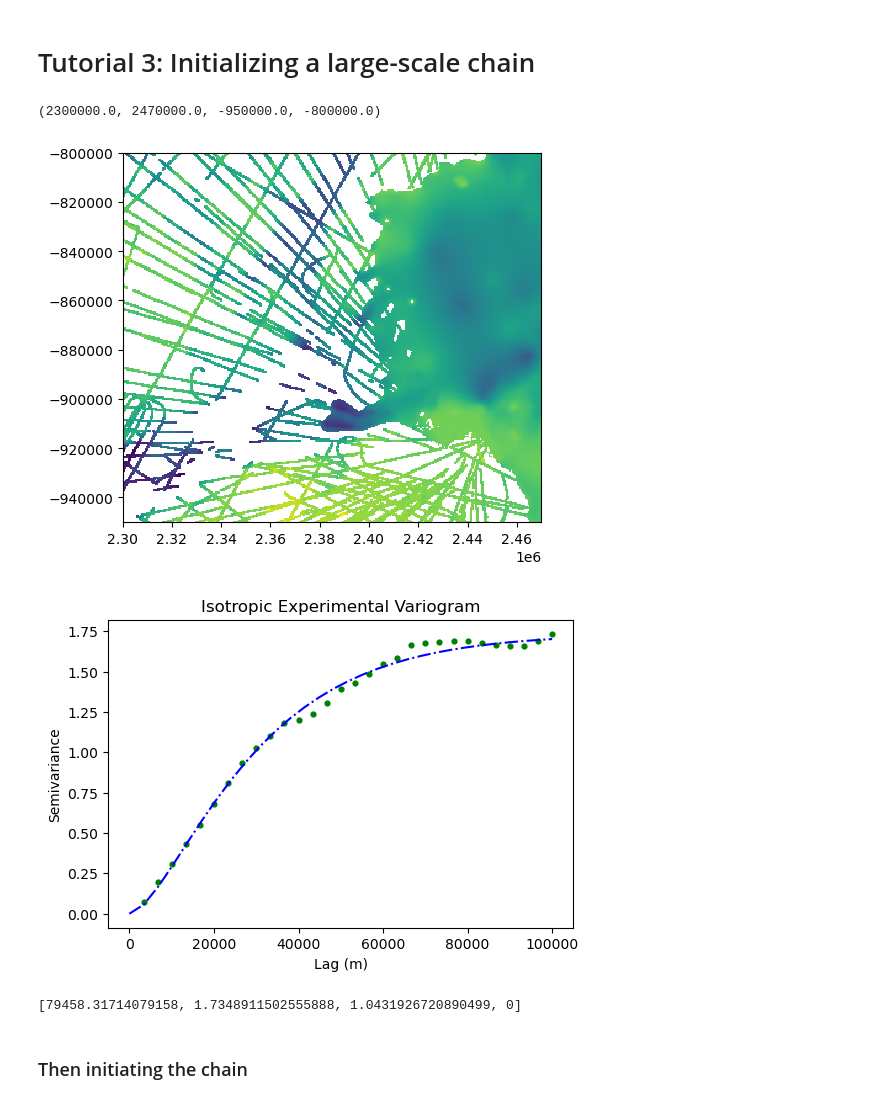
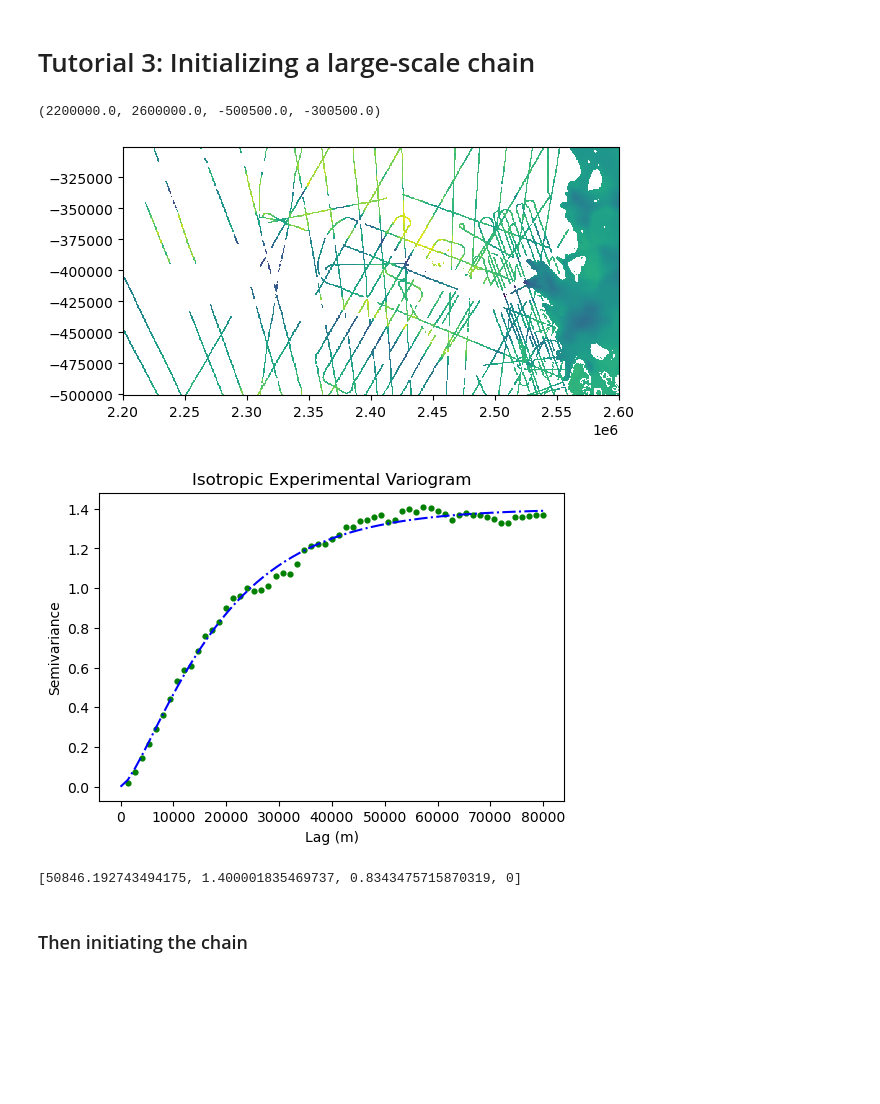
Before and after one commit to tylerrleee/mcmc-gpu, a Jupyter notebook: T3_LargeScaleChain.ipynb, the cells around one changed output. Drawn from its saved outputs; the diff is of its cells as text; code cells hidden in the pictures; blank space fills up the shorter version.

```diff
--- a/T3_LargeScaleChain.ipynb
+++ b/T3_LargeScaleChain.ipynb
@@ -11,7 +11,7 @@ from sklearn.preprocessing import QuantileTransformer
 import skgstat as skg
 # %%
 # load compiled bed elevation measurements
-df = pd.read_csv('TottenDataGridded_cropped.csv')
+df = pd.read_csv('DenmanDataGridded.csv')
 # %%
 # create a grid of x and y coordinates
 x_uniq = np.unique(df.x)
@@ -53,8 +53,8 @@ data_mask = ~np.isnan(cond_bed)
 plt.pcolormesh(xx,yy,cond_bed)
 plt.axis('scaled')
 # %% [output]
-(2300000.0, 2470000.0, -950000.0, -800000.0)
+(2200000.0, 2600000.0, -500500.0, -300500.0)
-[figure, old version]
+[figure, new version]
 # %%
 # normalize the conditioning bed data, saved to df['Nbed']
 data = df['cond_bed'].values.reshape(-1,1)
@@ -68,38 +68,38 @@ df_sampled = df_sampled[df_sampled["cond_bed"].isnull() == False]
 df_sampled = df_sampled[df_sampled["bedmap_mask"]==1]
 
 # compute experimental (isotropic) variogram
 coords = df_sampled[['x','y']].values
 values = df_sampled['Nbed']
 
-maxlag = 100000      # maximum range distance
-n_lags = 30         # num of bins (try decreasing if this is taking too long)
+maxlag = 80000      # maximum range distance
+n_lags = 60         # num of bins (try decreasing if this is taking too long)
 
 # compute variogram
 V1 = skg.Variogram(coords, values, bin_func='even',
                    n_lags=n_lags, maxlag=maxlag, normalize=False,
                    model='matern', samples = 0.4)
 
 # extract variogram values
 xdata = V1.bins
 ydata = V1.experimental
 
 V1_p = V1.parameters
 
 # evaluate models
 xi = np.linspace(0, xdata[-1], n_lags)
 y_mtn = [skg.models.matern(h, V1_p[0], V1_p[1], V1_p[2], V1_p[3]) for h in xi]
 # variogram parameter is [range, sill, shape, nugget] for matern model.
 
 plt.figure(figsize=(6,4))
 plt.scatter(xdata, ydata, s=12, c='g')
 plt.plot(xi, y_mtn,'b-.', label='Matern variogram model')
 plt.title('Isotropic Experimental Variogram')
 plt.xlabel('Lag (m)'); plt.ylabel('Semivariance')
 plt.show()
 # %% [output]
-[figure, old version]
+[figure, new version]
 # %%
 V1_p
 # %% [output]
-[79458.31714079158, 1.7348911502555888, 1.0431926720890499, 0]
+[50846.192743494175, 1.400001835469737, 0.8343475715870319, 0]
 # %%
```
Also changed, not shown: parts of 18 cells of this notebook, 5 other files.
